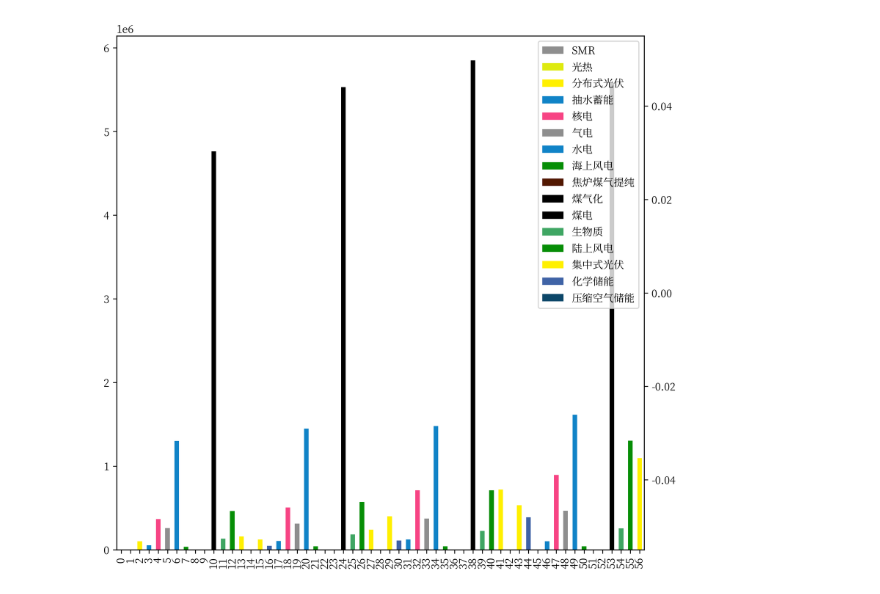
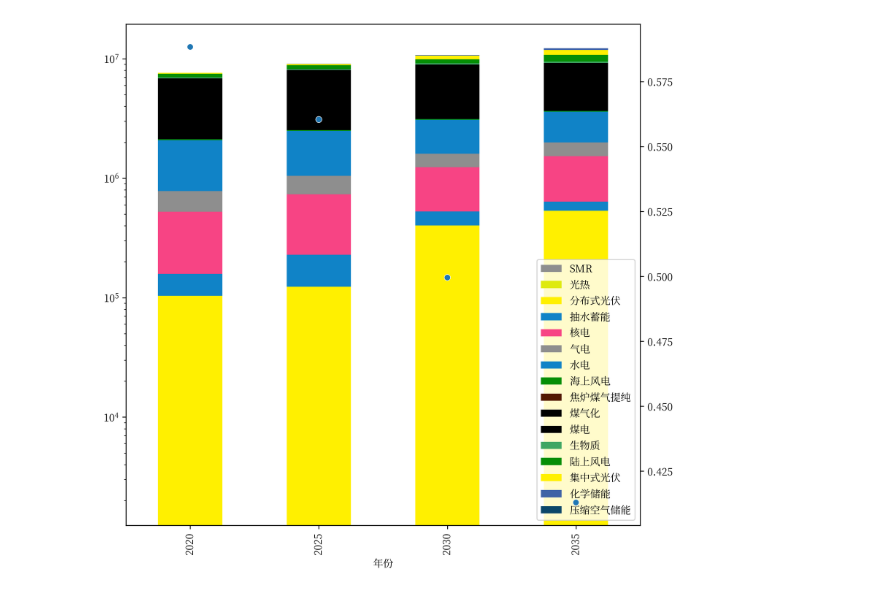
Before and after one commit to Navxihziq/3e-data-wiz, a Jupyter notebook: data-wiz.ipynb, the cells around one changed output. Saved outputs shown, nothing was run; the diff lists cells and outputs as text; code cells hidden in the pictures.

```diff
--- a/data-wiz.ipynb
+++ b/data-wiz.ipynb
@@ -24,8 +26,8 @@ ref = RefData("/Users/zhixuan/PycharmProjects/3e-data-wiz/example-files/color_in
 data = WorkingData(file_index_list, ref)
 # %%
 data.rule_out("全国")
-data.calc_complex_index('CO2 Emissions (kilotons)', 'Electricity Generation (GWh)')
+data.calc_complex_index('CO2 Emissions (kilotons)', 'Electricity Generation (GWh)', tech_specific=False)
 
-data.draw("Electricity Generation (GWh)", focused_region="Beijing", scatter=False)
+data.draw("Electricity Generation (GWh)", scatter=True)
 # %% [output]
-[figure, old version]
+[figure, new version]
```
Also changed, not shown: parts of 3 cells of this notebook, 2 other files.
